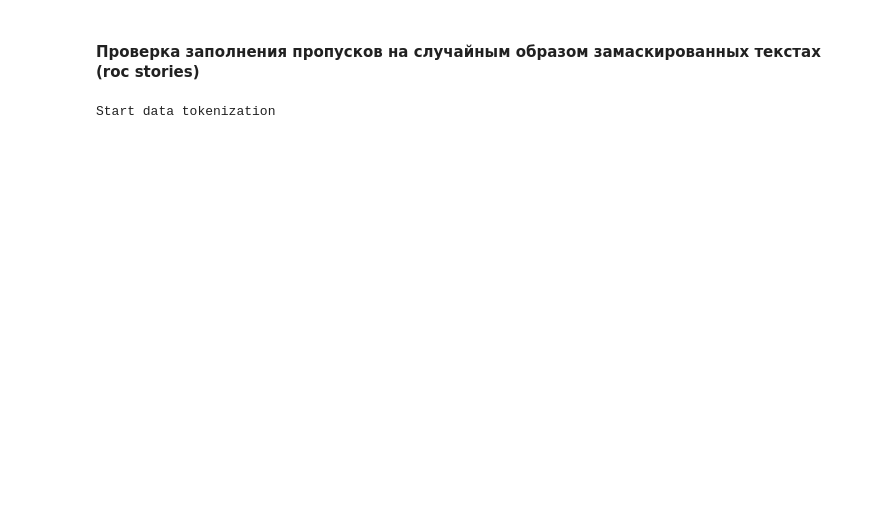
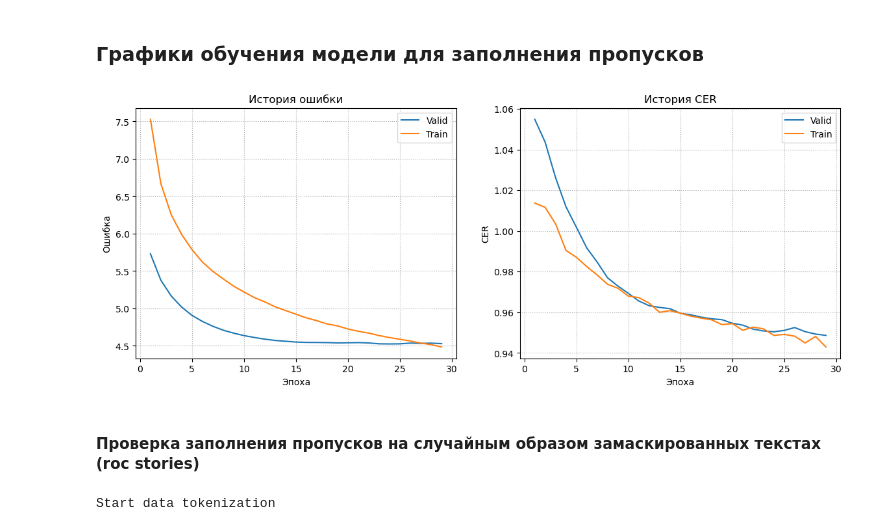
Before and after one commit to DmitryInd/UnstructuredTextAnonymization, a Jupyter notebook: anonymization_inference.ipynb, the cells around one changed output. Saved outputs shown, nothing was run; the diff lists cells and outputs as text; code cells hidden in the pictures; blank space fills up the shorter version.

```diff
--- a/anonymization_inference.ipynb
+++ b/anonymization_inference.ipynb
@@ -17,6 +18,7 @@ from datasets.ner_dataset import get_ner_dataset
 # %%
 set_seed(42)
 # %%
+mask_config = yaml.load(open("configs/ngram_mask_config.yaml", 'r'), Loader=yaml.Loader)
 roc_stories_data_config = yaml.load(open("configs/roc_stories_data_config.yaml", 'r'), Loader=yaml.Loader)
 i2b2_2006_data_config = yaml.load(open("configs/i2b2-2006_data_config.yaml", 'r'), Loader=yaml.Loader)
 i2b2_2014_data_config = yaml.load(open("configs/i2b2-2014_data_config.yaml", 'r'), Loader=yaml.Loader)
@@ -33,3 +37,9 @@ anonymization = GPT2GenerationAnonymization(text_infill_model, **anon_gpt2_confi
+# %% [markdown]
+### Графики обучения модели для заполнения пропусков
+# %%
+model_reader.plot_text_infill_tensorboard_graphics()
+# %% [output]
+[figure, added]
 # %% [markdown]
 #### Проверка заполнения пропусков на случайным образом замаскированных текстах (roc stories)
 # %%
```
Also changed, not shown: parts of 4 cells of this notebook, 18 other files.
